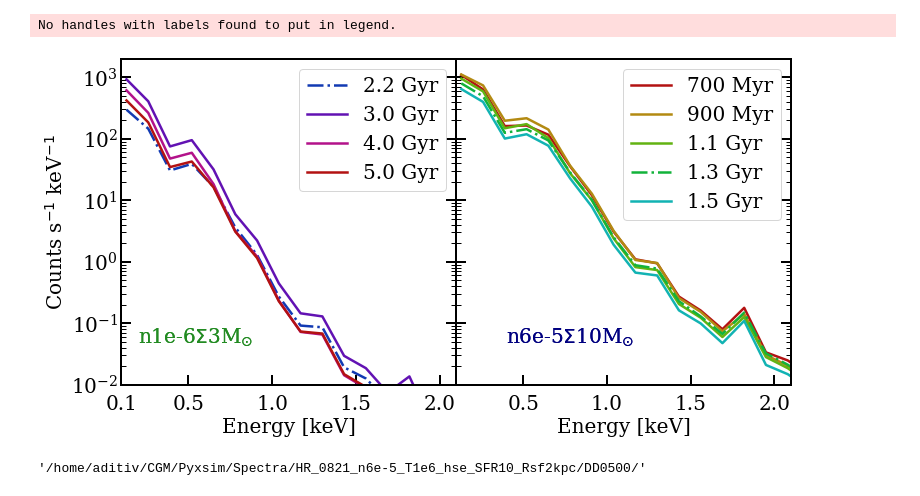
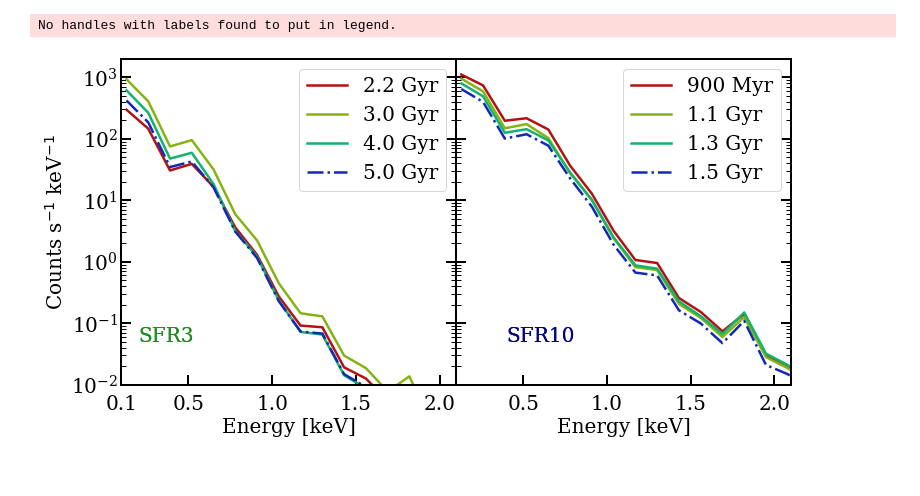
Before and after one commit to aditivijayan/CGM, a Jupyter notebook: PlotsForPaper/PlotSpectra/time_series.ipynb, the cells around one changed output. Cells and saved outputs as stored; diff of their text form; code cells hidden in the pictures.

```diff
--- a/PlotsForPaper/PlotSpectra/time_series.ipynb
+++ b/PlotsForPaper/PlotSpectra/time_series.ipynb
@@ -29,13 +29,14 @@ plt.rcParams['ytick.direction']='in'
 plt.rcParams['lines.linewidth'] = 2.5
 from matplotlib.ticker import MultipleLocator
 # %%
-base     = "/home/aditiv/CGM/Pyxsim/Spectra/"
+base     = "/mnt/lustre/ast2/astadit/CGM/Pyxsim/Spectra/"
 Msun     = 2.e33
+mp       = 1.67e-24
 folder   = ["HR_0821_1e-6_SFR3/", "HR_0821_n6e-5_T1e6_hse_SFR10_Rsf2kpc/"]
 
 filename = ["DD0220/", "DD0300/",  "DD0400/",  "DD0500/",\
-            "DD0070/", "DD0090/", "DD0110/", "DD0130/", "DD0150/"]
+            "DD0090/", "DD0110/", "DD0130/", "DD0150/"]
 
-time = [['2.2 Gyr', '3.0 Gyr', '4.0 Gyr', '5.0 Gyr', ''],\
-        ['700 Myr', '900 Myr', '1.1 Gyr', '1.3 Gyr', '1.5 Gyr']]
+time = [['2.2 Gyr', '3.0 Gyr', '4.0 Gyr', '5.0 Gyr'],\
+        ['900 Myr', '1.1 Gyr', '1.3 Gyr', '1.5 Gyr']]
 time = np.asarray(time)
@@ -114,18 +145,18 @@ No handles with labels found to put in legend.
 # %%
 i = 0
 plt.rcParams['font.size']=20
+
 hsv2rgb = lambda hue: mcolors.hsv_to_rgb([hue,0.9,0.7])
-hues = np.linspace(0, 1., len(filename))
+hues = np.linspace(0, 1.5, 8)
 colors = [hsv2rgb(hue) for hue in hues]
 
-folder   = [ "HR_0821_1e-6_SFR3/", "HR_0821_n6e-5_T1e6_hse_SFR10_Rsf2kpc/"]
-
-label   = ['n1e-6$\Sigma$3M$_{\odot}$', 'n6e-5$\Sigma$10M$_{\odot}$', ]
-short   = ["hdhsfr", "ldlsfr"]
+label   = [r'SFR3', r'SFR10', ]
+short   = ["ldlsfr","hdhsfr" ]
 color = ['forestgreen', 'navy', 'darkmagenta']
 
 
 colors = [hsv2rgb(hue) for hue in hues]
+
 f, ax = plt.subplots(1, 2, figsize=(12,6), gridspec_kw = {'wspace':0, 'hspace':0})
 j = 0
 hsv2rgb = lambda hue: mcolors.hsv_to_rgb([hue,0.9,0.7])
@@ -141,45 +172,33 @@ for i in [0,1]:
 
             energy  = np.loadtxt(file_loc + "sim_spec_LR.txt",usecols=0)
             simLR   = np.loadtxt(file_loc + "sim_spec_LR.txt",usecols=1)
 
             if(j==5 or j==3): ls = '-.'
             else:     ls = '-'
-            ax[i].plot(energy, simLR/energy, ls = ls, color=colors[j], label=time[j])
+            ax[i].plot(energy, simLR/energy, ls = ls, color=colors[j], label=time[i,j])
 
-        j = j + 1
+            j = j + 1
 
     plt.setp(ax,'yscale','log')
     plt.setp(ax[1],'yticklabels', '')
     plt.setp(ax[0],'xticks', (0.1,0.5,1.0,1.5, 2.0))
     plt.setp(ax, 'ylim',(1.e-2,2.e3))
     plt.setp(ax, 'xlim',(0.1,2.1))
     plt.subplots_adjust(wspace=None)
     ax[0].legend(loc = 'upper right')
     ax[1].legend(loc = 'upper right')
     ax[1].tick_params(axis='y', which='both', left=True)
     ax[0].tick_params(axis='y', which='both', right=True)
     ax[1].tick_params(axis='y', which='both', right=True)
     ax[0].tick_params(axis='x', which='both', pad=10)
     ax[1].tick_params(axis='x', which='both', pad=10)
     plt.setp(ax, 'xlabel',r'Energy [keV]')
     plt.setp(ax[0], 'ylabel',r'Counts s$^{-1}$ keV$^{-1}$')
     plt.text(-1.8,5.e-2,label[0], color=color[0])
     plt.text(0.4,5.e-2,label[1], color=color[1])
-#     plt.setp(ax[1,0], 'xlabel',r'$\rho$ [g cm$^{-3}$]')
-#     plt.setp(ax[:,0], 'ylabel',r'Mass [M$_{\odot}$]')
-#     plt.tight_layout()
-#     plt.text(2.5e7,5e45/Msun,label[0], rotation=270, color=color[0])
-#     plt.text(2.5e7,5e40/Msun,label[1], rotation=270, color=color[1])
-#     ax[1,0].set_xlabel('x', labelpad=15)
-
-
 
 
 plt.savefig(short[0] + '-' + short[1] + '_spec_LR.pdf', bbox_inches='tight', dpi=160)
 # %% [output]
 No handles with labels found to put in legend.
-[figure, old version]
+[figure, new version]
-# %%
-file_loc
-# %% [output]
-'/home/aditiv/CGM/Pyxsim/Spectra/HR_0821_n6e-5_T1e6_hse_SFR10_Rsf2kpc/DD0500/'
```
Also changed, not shown: parts of 2 cells of this notebook, 1 other file.
